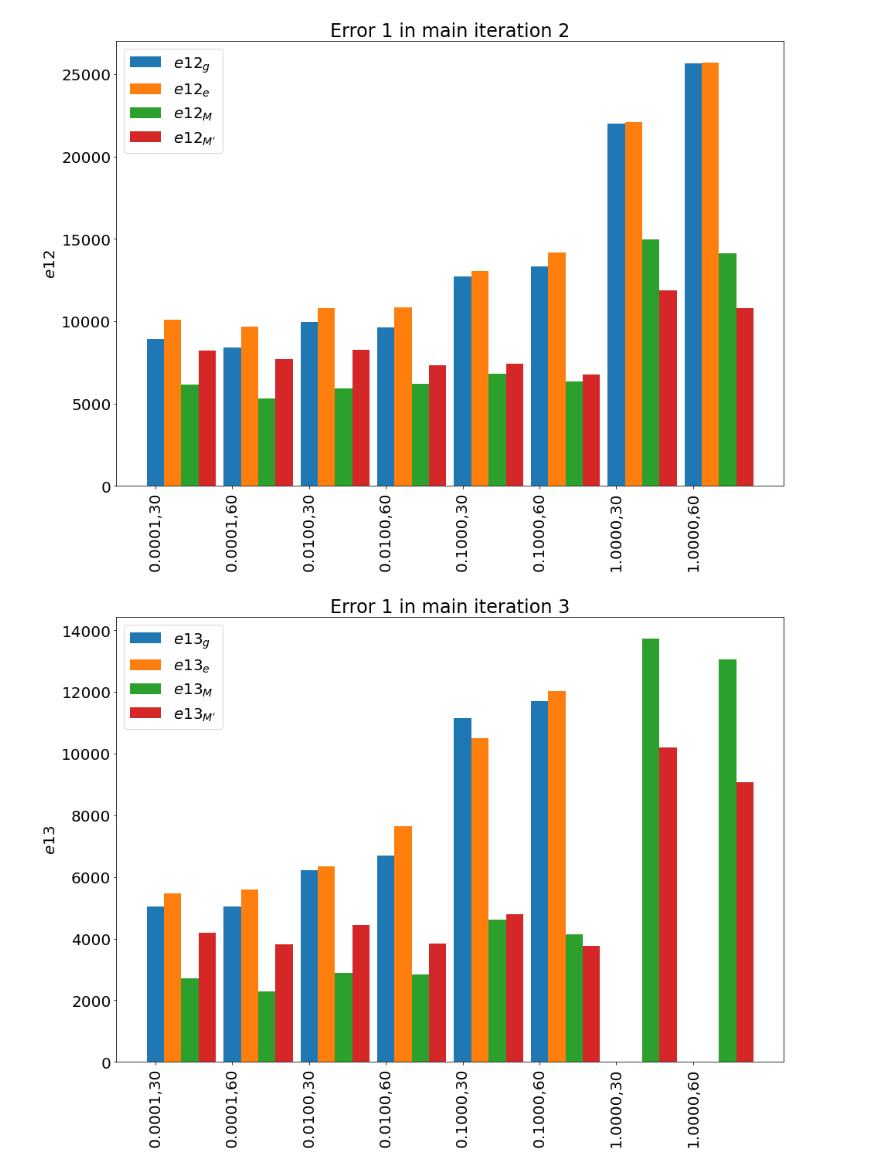
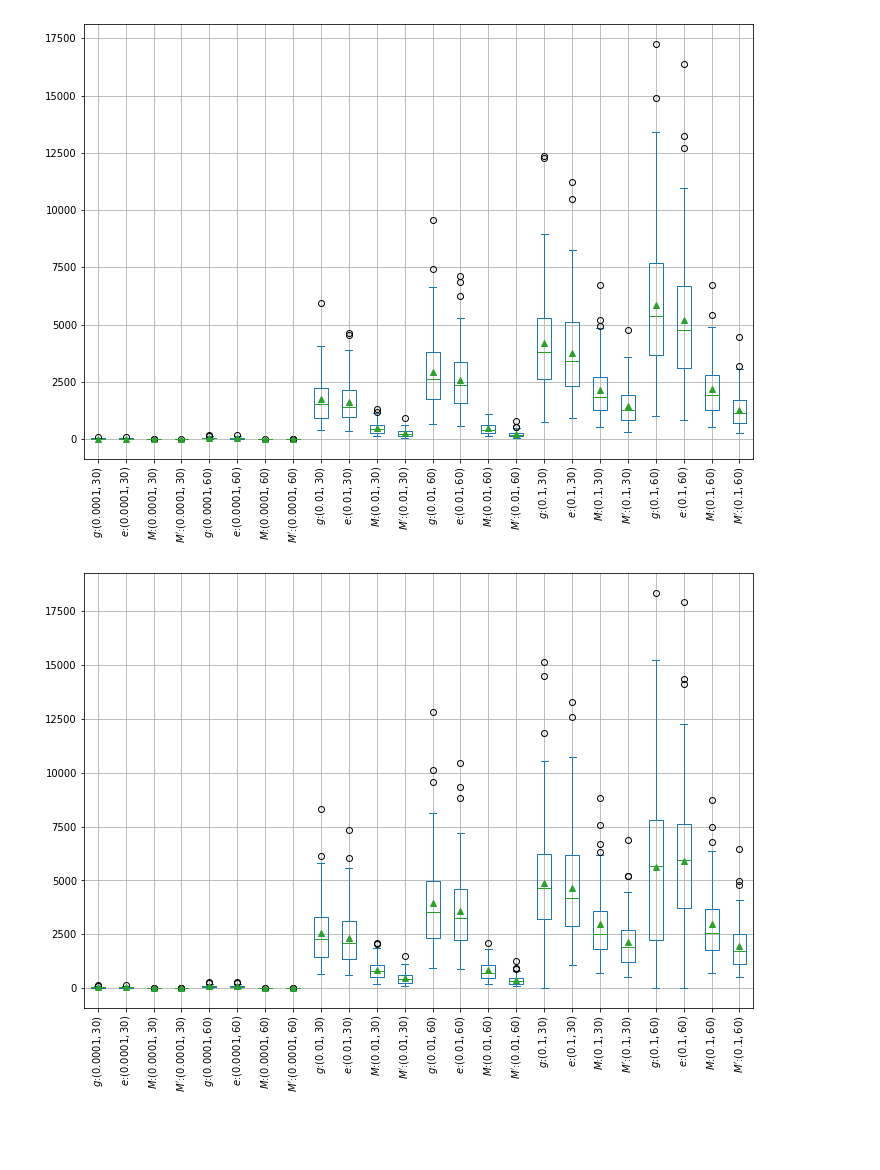
Before and after one commit to mati3230/ODA, a Jupyter notebook: analyze.ipynb, the cells around one changed output. Saved outputs shown, nothing was run; the diff lists cells and outputs as text; code cells hidden in the pictures; blank space fills up the shorter version.

```diff
--- a/analyze.ipynb
+++ b/analyze.ipynb
@@ -14,6 +16,17 @@ df = pd.read_csv(file, sep=sep, header=0, encoding=enc)
 gt_df = pd.read_csv("number_gtos.csv", sep=" ", encoding=enc)
 gt_df.columns = ["id", "|Omega|"]
 # %%
+"""
+cp->parameter.flow_steps  = 2;
+cp->parameter.weight_decay = weight_decay;
+cp->parameter.kmeans_ite  = 5;
+cp->parameter.kmeans_resampling = 2;
+cp->parameter.max_ite_main = 5;
+//cp->parameter.max_ite_main = 1;
+cp->parameter.backward_step = true;
+cp->parameter.stopping_ratio = 0.05;
+"""
+
 knns = [30, 60]
 reg_strengths = [0.0001, 0.01, 0.1, 1]
 
@@ -46,7 +59,9 @@ ite_vars = ["s1", # saturation in cp-iteration 1
     "e1_1", # first error term in cp-iteration 1
     "e1_2", "e1_3", "e1_4", "e1_5",
     "e2_1", # second error term in cp-iteration 1
-    "e2_2", "e2_3", "e2_4", "e2_5"]
+    "e2_2", "e2_3", "e2_4", "e2_5",
+    "n_ite", "exit_code" # number of iterations & exit code
+   ]
 
 for post in ["_M", "_M_k", "_M_ks", "_P"]:
     for ite_var in ite_vars:
@@ -63,9 +78,15 @@ def get_ratio(stat_df, col_sp, col_ooa):
 stats_list = n_cp_args * [None]
 
 min_n_samples = 10e6
+del_idxs = []
 for i in range(n_cp_args):
     reg_strength, knn = cp_args[i]
     tmp_df = df[(df["lambda"] == reg_strength) & (df["knn"] == knn)]
+    print("Combination ({0}, {1}) with shape {2}".format(reg_strength, knn, tmp_df.shape))
+    if tmp_df.shape[0] == 0:
+        del_idxs.append(i)
+        continue
+    print(tmp_df["id"].tolist())
 
     tmp_df = pd.merge(tmp_df, gt_df, how ="inner", on =["id"])
 
@@ -74,6 +95,12 @@ for i in range(n_cp_args):
     if n_rows < min_n_samples:
         min_n_samples = n_rows
 min_n_samples -= 1
+print("nr samples: {0}".format(min_n_samples))
+
+if len(del_idxs) > 0:
+    for i in reversed(del_idxs):
+        del cp_args[i]
+n_cp_args = len(cp_args)
 
 for i in range(n_cp_args):
     reg_strength, knn = cp_args[i]
@@ -82,7 +109,6 @@ for i in range(n_cp_args):
     tmp_df = pd.merge(tmp_df, gt_df, how ="inner", on =["id"])
 
     stat_df = tmp_df.loc[:min_n_samples, stat_cols]
-    print(stat_df.shape)
 
     ratio_M = get_ratio(stat_df=stat_df, col_sp="|S_M|", col_ooa="OOA_M")
     ratio_M_k = get_ratio(stat_df=stat_df, col_sp="|S_M_k|", col_ooa="OOA_M_k")
@@ -387,15 +403,23 @@ plt.savefig("e11.png", bbox_inches="tight")
 # %%
-plot(x=x, y=e1_2s, ylabel=r"$e12$",
-     labels=[r"$e12_g$", r"$e12_e$", r"$e12_{M}$", r"$e12_{M^\prime}$"],
-     xticks=params_list, title=r"Error 1 in main iteration 2")
-plt.savefig("e12.png", bbox_inches="tight")
+#plot(x=x, y=e2_2s, ylabel=r"$e22$",
+#     labels=[r"$e22_g$", r"$e22_e$", r"$e22_{M}$", r"$e22_{M^\prime}$"],
+#     xticks=params_list, title=r"Error 2 in main iteration 2")
+#plt.savefig("e22.png", bbox_inches="tight")
+plot_df(cp_args=cp_args, n_cp_args=n_cp_args, stats_list=stats_list,
+        col_names=[r"$g$:", r"$e$:", r"$M$:", r"$M^\prime$:"],
+       ex_cols=["e2_2_M", "e2_2_P", "e2_2_M_k", "e2_2_M_ks"])
+plt.savefig("e22.png", bbox_inches="tight")
 # %% [output]
-[figure, old version]
+[figure, new version]
 # %%
-plot(x=x, y=e1_3s, ylabel=r"$e13$",
-     labels=[r"$e13_g$", r"$e13_e$", r"$e13_{M}$", r"$e13_{M^\prime}$"],
-     xticks=params_list, title=r"Error 1 in main iteration 3")
-plt.savefig("e13.png", bbox_inches="tight")
+#plot(x=x, y=e2_3s, ylabel=r"$e23$",
+#     labels=[r"$e23_g$", r"$e23_e$", r"$e23_{M}$", r"$e23_{M^\prime}$"],
+#     xticks=params_list, title=r"Error 2 in main iteration 3")
+#plt.savefig("e23.png", bbox_inches="tight")
+plot_df(cp_args=cp_args, n_cp_args=n_cp_args, stats_list=stats_list,
+        col_names=[r"$g$:", r"$e$:", r"$M$:", r"$M^\prime$:"],
+       ex_cols=["e2_3_M", "e2_3_P", "e2_3_M_k", "e2_3_M_ks"])
+plt.savefig("e23.png", bbox_inches="tight")
 # %% [output]
-[figure, old version]
+[figure, new version]
 # %%
```
Also changed, not shown: parts of 32 cells of this notebook, 1 other file.
